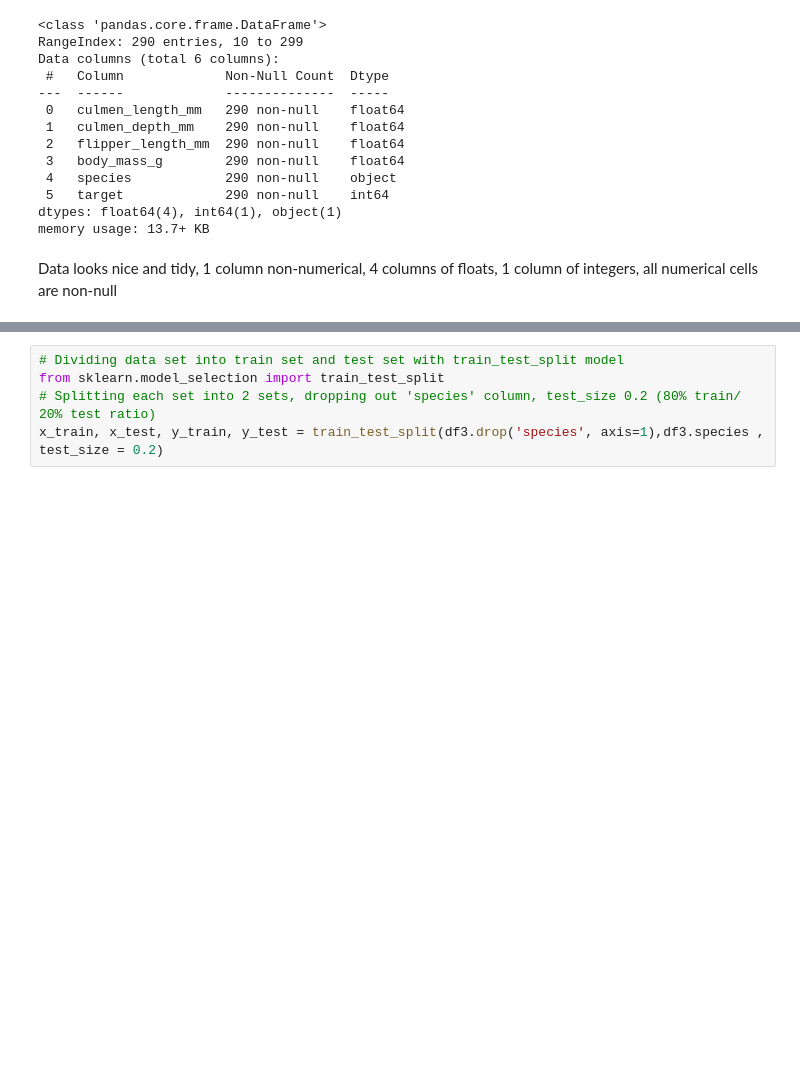
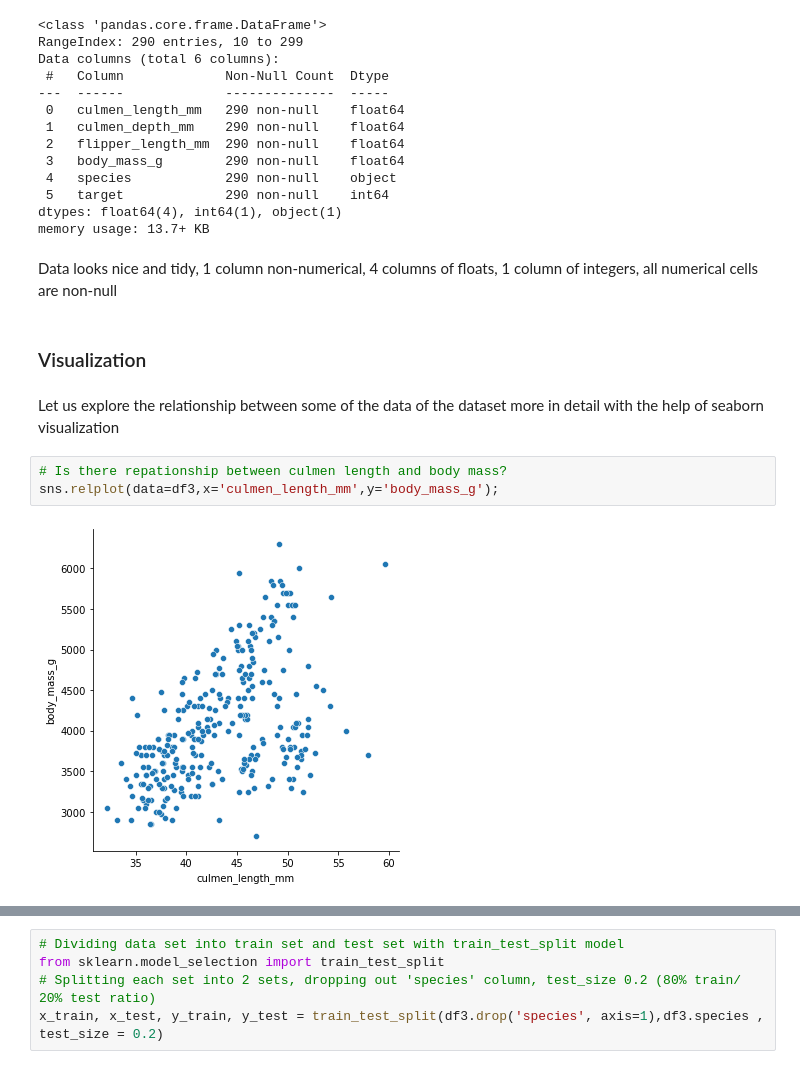
Before and after one commit to dmitrijsg123/Machine_Learning_And_Statistics_Assignment, a Jupyter notebook: scikit-learn.ipynb, the cells around one changed output, grey strips where cells are left out. Cells and saved outputs as stored; diff of their text form; blank space fills up the shorter version.

```diff
--- a/scikit-learn.ipynb
+++ b/scikit-learn.ipynb
@@ -319,3 +347,12 @@ dtypes: float64(4), int64(1), object(1)
 memory usage: 13.7+ KB
 # %% [markdown]
 Data looks nice and tidy, 1 column non-numerical, 4 columns of floats, 1 column of integers, all numerical cells are non-null
+# %% [markdown]
+### Visualization
+# %% [markdown]
+Let us explore the relationship between some of the data of the dataset more in detail with the help of seaborn visualization
+# %%
+# Is there repationship between culmen length and body mass?
+sns.relplot(data=df3,x='culmen_length_mm',y='body_mass_g');
+# %% [output]
+[figure, added]
```
Also changed, not shown: parts of 99 cells of this notebook.
